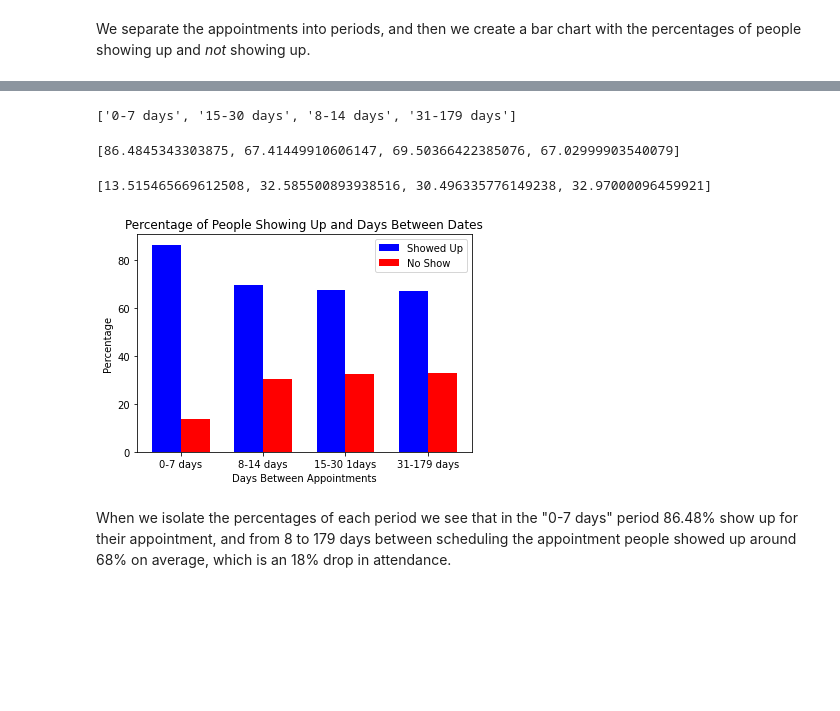
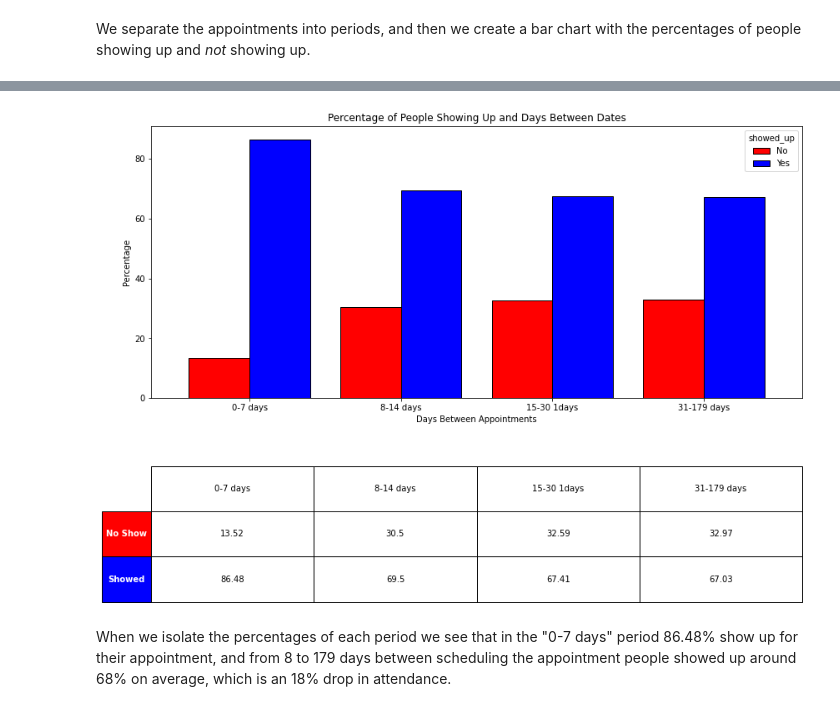
Before and after one commit to jlvalport/Medical-appointments-analysis, a Jupyter notebook: No-show Medical Appointments Analysis.ipynb, the cells around one changed output, grey strips where cells are left out. Drawn from its saved outputs; the diff is of its cells as text; code cells hidden in the pictures; blank space fills up the shorter version.

```diff
--- a/No-show Medical Appointments Analysis.ipynb
+++ b/No-show Medical Appointments Analysis.ipynb
@@ -404,34 +401,29 @@ for period in list(df['periodsdaysbetween'].value_counts().index):
-# %%
-list(df['periodsdaysbetween'].value_counts().index)
-# %% [output]
-['0-7 days', '15-30 days', '8-14 days', '31-179 days']
-# %%
-percent_show_daysbetween
-# %% [output]
-[86.4845343303875, 67.41449910606147, 69.50366422385076, 67.02999903540079]
-# %%
-percent_no_show_daysbetween
-# %% [output]
-[13.515465669612508, 32.585500893938516, 30.496335776149238, 32.97000096459921]
-# %%
-ind_x = np.array([0, 2, 1, 3])  # the x locations for the groups
-width_bars = 0.35       # the width of the bars
-
-blue_bars = plt.bar(ind_x, percent_show_daysbetween, width_bars, color='blue', label='Showed Up')
-orange_bars = plt.bar(ind_x + width_bars, percent_no_show_daysbetween, width_bars, color='red', label='No Show')
-
-# title and labels
-plt.ylabel('Percentage')
-plt.xlabel('Days Between Appointments')
-plt.title('Percentage of People Showing Up and Days Between Dates')
-locations = ind_x + width_bars / 2  # xtick locations
-labels = ['0-7 days', '15-30 1days', '8-14 days', '31-179 days']  # xtick labels
-plt.xticks(locations, labels)
-
-# legend
-plt.legend();
-# %% [output]
-[figure, removed]
+# %%
+grouped_periods_between = df.groupby(['periodsdaysbetween'])['showed_up'].value_counts(normalize=True).mul(100).round(2)
+
+grouped_periods_between.unstack().plot.bar(edgecolor='black', figsize=[14, 6], rot=0, width=0.8, color=['r', 'b']);
+labels = ['0-7 days', '8-14 days', '15-30 1days', '31-179 days'] # xtick labels
+plt.xticks([0, 1, 2, 3], labels)
+
+# title and labels
+plt.ylabel('Percentage')
+plt.xlabel('Days Between Appointments')
+plt.title('Percentage of People Showing Up and Days Between Dates')
+
+
+table = plt.table(cellText = grouped_periods_between.unstack().transpose().values,
+                rowLabels = [ 'No Show', 'Showed'],
+                colLabels = ['0-7 days', '8-14 days', '15-30 1days', '31-179 days'],
+                rowColours = ['r', 'b'],
+                cellLoc = 'center',
+                rowLoc = 'center',
+                loc = 'bottom',
+                bbox = [0, -0.75, 1, 0.5])
+
+table[(1, -1)].set_text_props(color='white', fontweight='bold')
+table[(2, -1)].set_text_props(color='white', fontweight='bold')
+# %% [output]
+[figure, added]
 # %% [markdown]
 When we isolate the percentages of each period we see that in the "0-7 days" period 86.48% show up for their appointment, and from 8 to 179 days between scheduling the appointment people showed up around 68% on average, which is an 18% drop in attendance.
 # %% [markdown]
```
Also changed, not shown: parts of 8 cells of this notebook.
